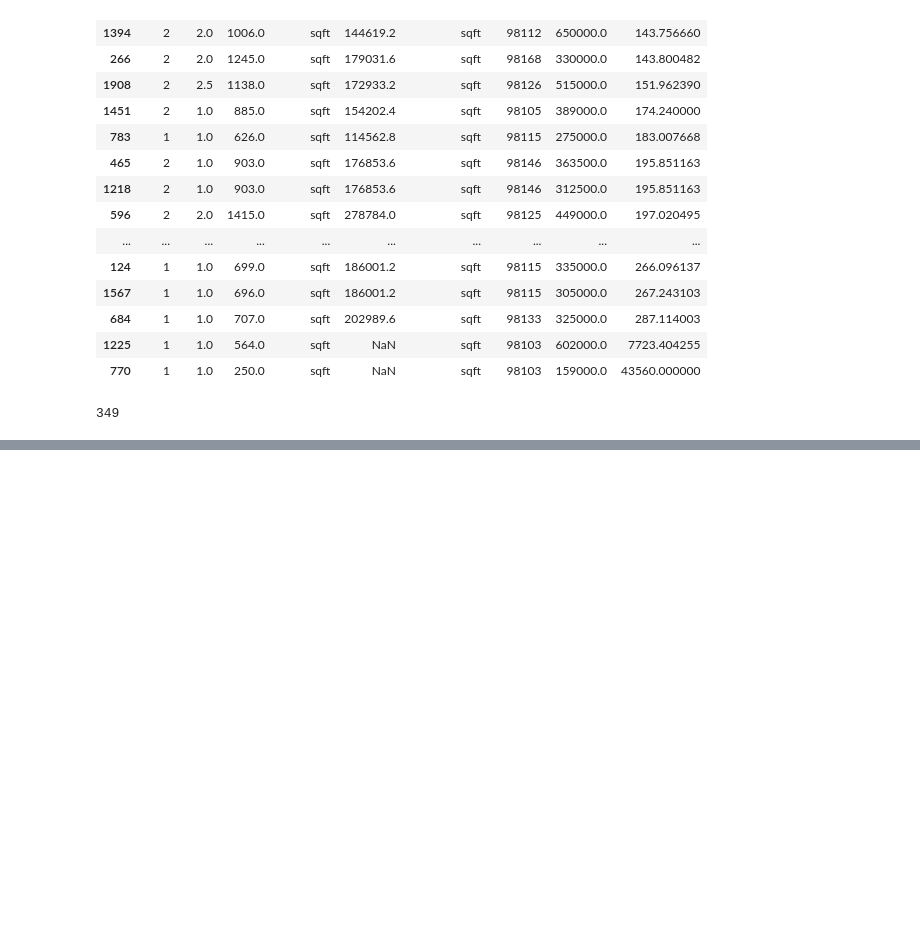
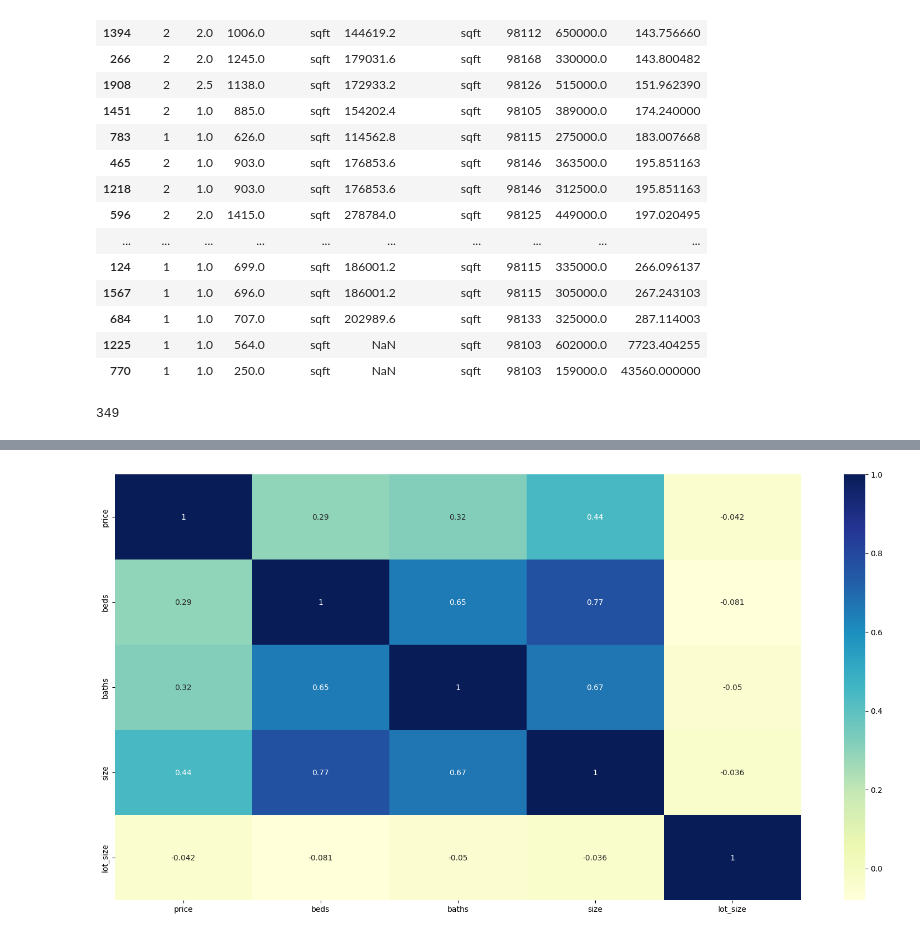
Before and after one commit to MedCoder001/Seattle_Home_Prices_Prediction, a Jupyter notebook: Seattle_Home_Prices_Prediction.ipynb, the cells around one changed output, grey strips where cells are left out. Drawn from its saved outputs; the diff is of its cells as text; code cells hidden in the pictures; blank space fills up the shorter version.

```diff
--- a/Seattle_Home_Prices_Prediction.ipynb
+++ b/Seattle_Home_Prices_Prediction.ipynb
@@ -258,3 +258,7 @@ df_train.sort_values(by='avg_lot_ratio', na_position='first').tail(20)
 df_train['lot_size'].isnull().sum()
 # %% [output]
 349
+# %%
+# We will use the median of the lot_size column to fill the missing values
+
+df_train['lot_size'] = df_train['lot_size'].fillna(df_train['lot_size'].median())
@@ -260,0 +299,5 @@ df_train['lot_size'].isnull().sum()
+# %%
+# Converting the zip_code to a categorical variable
+
+df_train['zip_code'] = df_train['zip_code'].astype('category')
+df_test['zip_code'] = df_test['zip_code'].astype('category')
@@ -260,0 +327,3 @@ df_train['lot_size'].isnull().sum()
+# %%
+df_train1 = df_train[['price', 'beds', 'baths', 'size', 'lot_size', 'zip_code']]
+df_train1.head()
@@ -260,0 +337,7 @@ df_train['lot_size'].isnull().sum()
+# %%
+# plotting the correlation heatmap
+
+dataplot = sns.heatmap(df_train1.corr(), cmap='YlGnBu', annot=True)
+plt.show()
+# %% [output]
+[figure, added]
```
Also changed, not shown: parts of 17 cells of this notebook.
